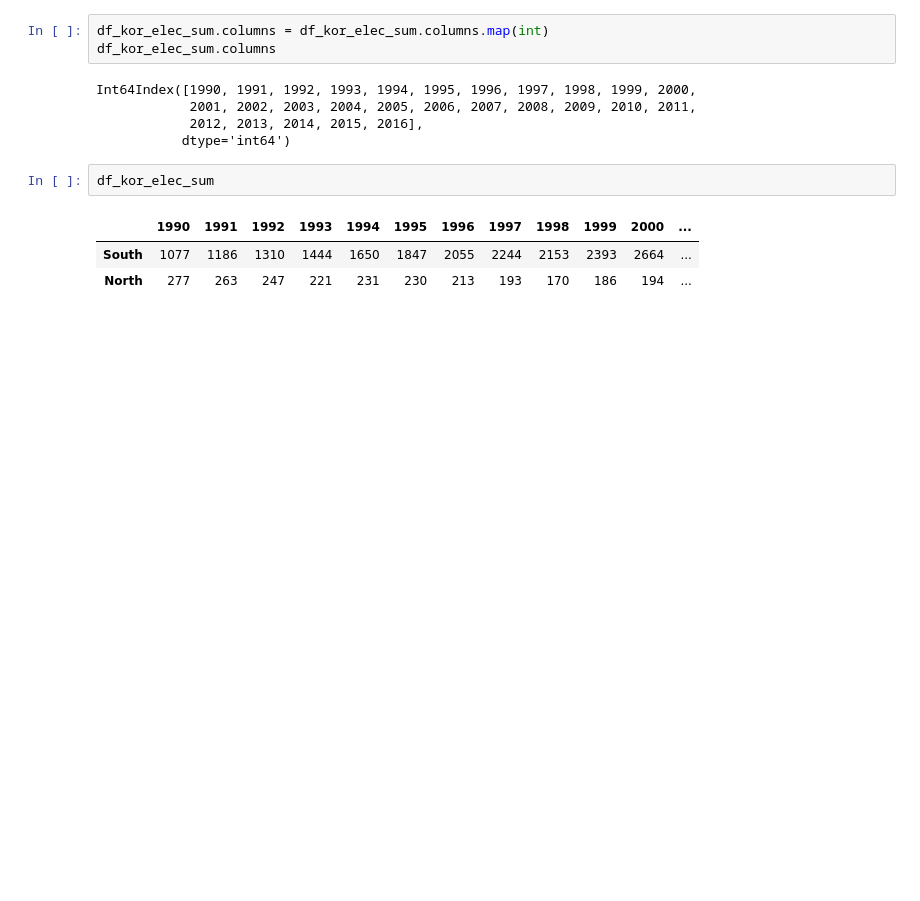
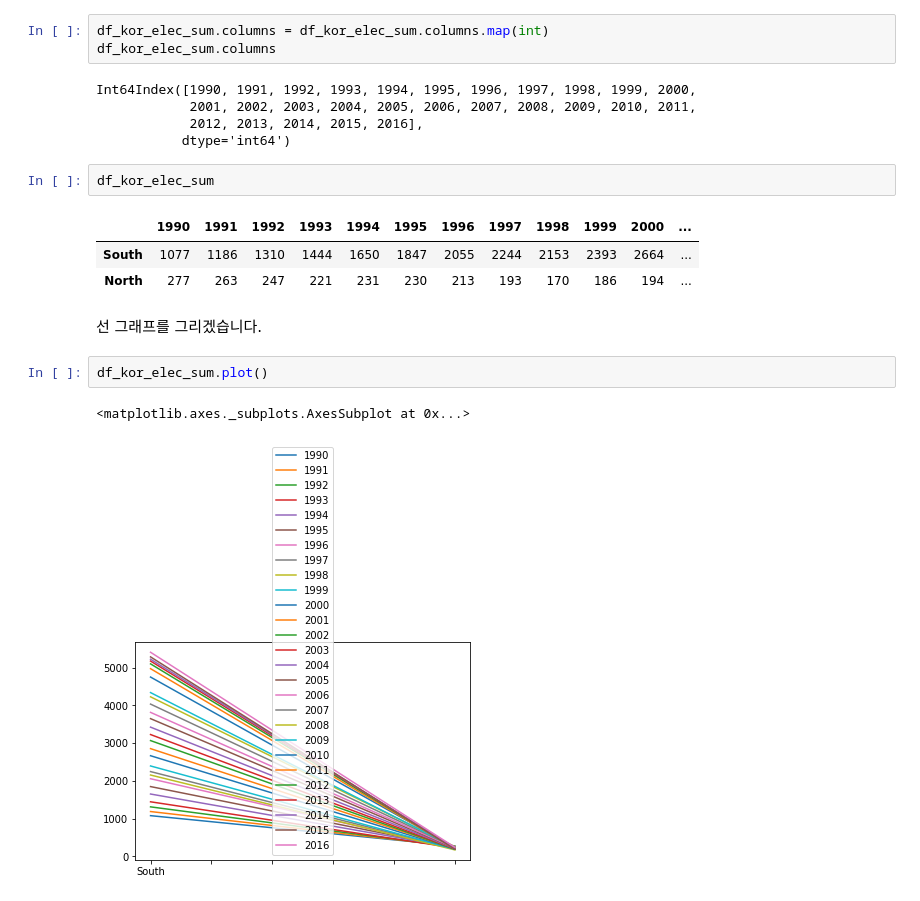
Before and after one commit to LeeSeungwon89/Pandas_Theory, a Jupyter notebook: 2. 데이터를 다루기 위한 파이썬 패키지.ipynb, the cells around one changed output. Drawn from its saved outputs; the diff is of its cells as text; blank space fills up the shorter version.

```diff
--- a/2. 데이터를 다루기 위한 파이썬 패키지.ipynb
+++ b/2. 데이터를 다루기 위한 파이썬 패키지.ipynb
@@ -3404,3 +3404,10 @@ df_kor_elec_sum
 |  | 1990 | 1991 | 1992 | 1993 | 1994 | 1995 | 1996 | 1997 | 1998 | 1999 | 2000 | ... |
 | South | 1077 | 1186 | 1310 | 1444 | 1650 | 1847 | 2055 | 2244 | 2153 | 2393 | 2664 | ... |
 | North | 277 | 263 | 247 | 221 | 231 | 230 | 213 | 193 | 170 | 186 | 194 | ... |
+# %% [markdown]
+선 그래프를 그리겠습니다.
+# %%
+df_kor_elec_sum.plot()
+# %% [output]
+<matplotlib.axes._subplots.AxesSubplot at 0x...>
+[figure, added]
```
Also changed, not shown: parts of 8 cells of this notebook.
